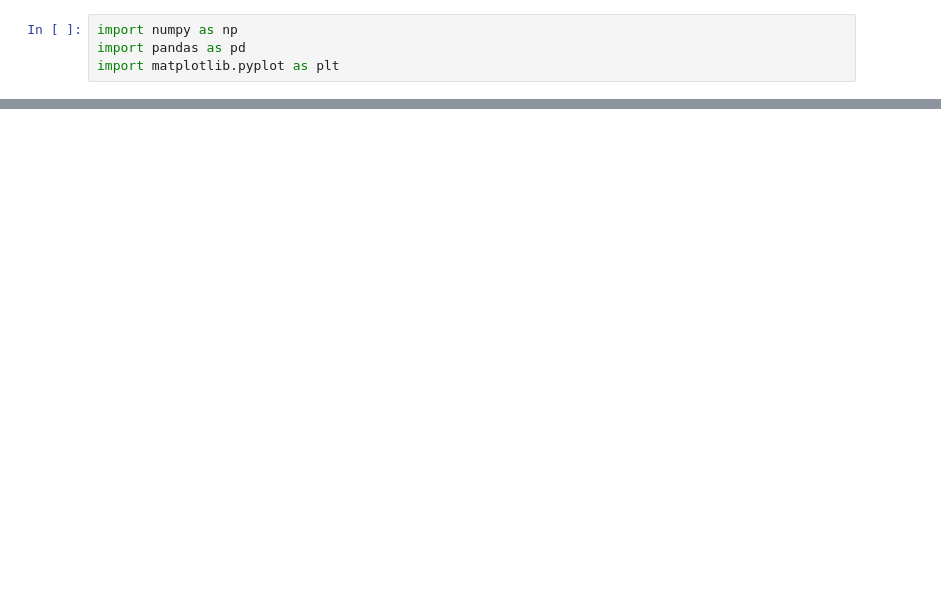
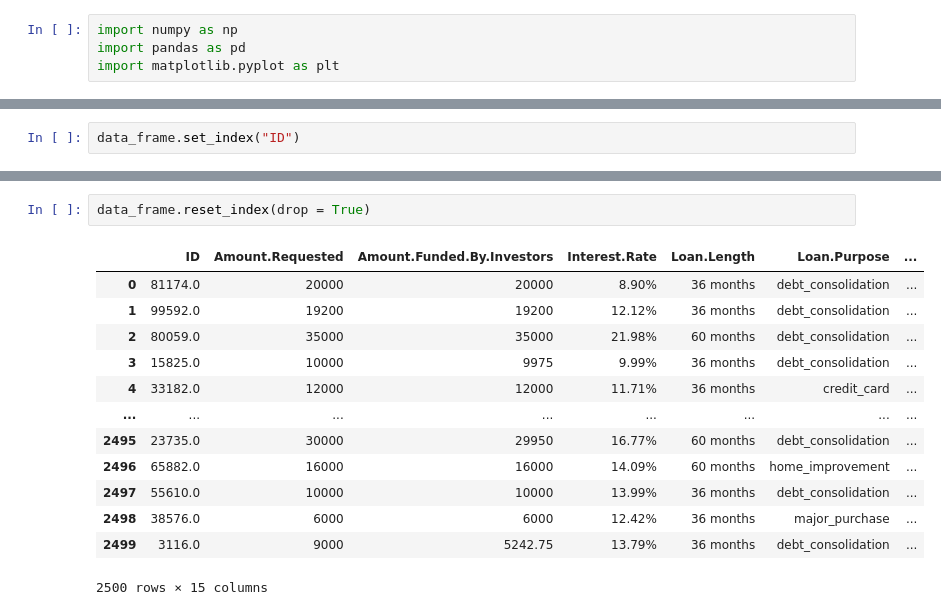
Before and after one commit to Mr-Hackrr/htmlproject, a Jupyter notebook: pandas.ipynb, the cells around one changed output, grey strips where cells are left out. Cells and saved outputs as stored; diff of their text form; blank space fills up the shorter version.

```diff
--- a/pandas.ipynb
+++ b/pandas.ipynb
@@ -154,0 +111,2 @@ Name: 0, dtype: object
+# %%
+data_frame.set_index("ID")
@@ -154,0 +128,16 @@ Name: 0, dtype: object
+# %%
+data_frame.reset_index(drop = True)
+# %% [output]
+|  | ID | Amount.Requested | Amount.Funded.By.Investors | Interest.Rate | Loan.Length | Loan.Purpose | ... |
+| 0 | 81174.0 | 20000 | 20000 | 8.90% | 36 months | debt_consolidation | ... |
+| 1 | 99592.0 | 19200 | 19200 | 12.12% | 36 months | debt_consolidation | ... |
+| 2 | 80059.0 | 35000 | 35000 | 21.98% | 60 months | debt_consolidation | ... |
+| 3 | 15825.0 | 10000 | 9975 | 9.99% | 36 months | debt_consolidation | ... |
+| 4 | 33182.0 | 12000 | 12000 | 11.71% | 36 months | credit_card | ... |
+| ... | ... | ... | ... | ... | ... | ... | ... |
+| 2495 | 23735.0 | 30000 | 29950 | 16.77% | 60 months | debt_consolidation | ... |
+| 2496 | 65882.0 | 16000 | 16000 | 14.09% | 60 months | home_improvement | ... |
+| 2497 | 55610.0 | 10000 | 10000 | 13.99% | 36 months | debt_consolidation | ... |
+| 2498 | 38576.0 | 6000 | 6000 | 12.42% | 36 months | major_purchase | ... |
+| 2499 | 3116.0 | 9000 | 5242.75 | 13.79% | 36 months | debt_consolidation | ... |
+2500 rows × 15 columns
```
Also changed, not shown: parts of 21 cells of this notebook.
